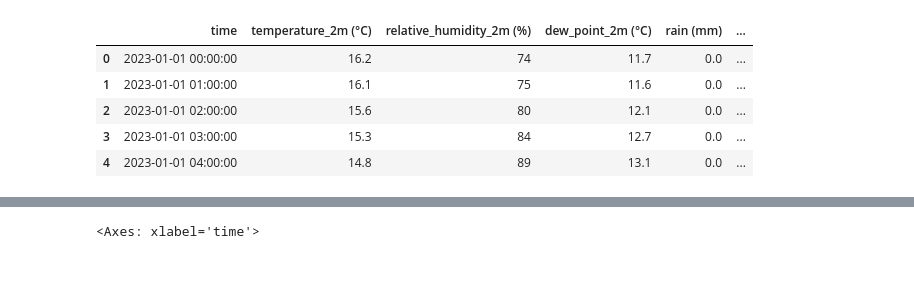
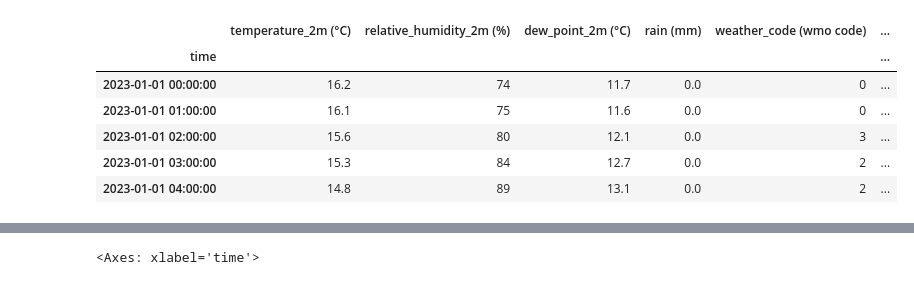
Before and after one commit to akasharan-a/Weather_forecasting_with_MLOps, a Jupyter notebook: notebooks/logging_using_ml_flow.ipynb, the cells around one changed output, grey strips where cells are left out. Saved outputs shown, nothing was run; the diff lists cells and outputs as text; code cells hidden in the pictures.

```diff
--- a/notebooks/logging_using_ml_flow.ipynb
+++ b/notebooks/logging_using_ml_flow.ipynb
@@ -9,17 +9,18 @@
 # %%
 import pandas as pd
 import os
 import numpy as np
 from dotenv import load_dotenv
 from darts import TimeSeries
-data = pd.read_csv("../mlops_services/data/historical_weather_data_blr.csv",header=3,parse_dates=['time'])
+data = pd.read_csv("../mlops_services/data/historical_weather_data_blr.csv",header=3,parse_dates=['time'],index_col='time')
 data.head()
 # %% [output]
-|  | time | temperature_2m (°C) | relative_humidity_2m (%) | dew_point_2m (°C) | rain (mm) | ... |
-| 0 | 2023-01-01 00:00:00 | 16.2 | 74 | 11.7 | 0.0 | ... |
-| 1 | 2023-01-01 01:00:00 | 16.1 | 75 | 11.6 | 0.0 | ... |
-| 2 | 2023-01-01 02:00:00 | 15.6 | 80 | 12.1 | 0.0 | ... |
-| 3 | 2023-01-01 03:00:00 | 15.3 | 84 | 12.7 | 0.0 | ... |
-| 4 | 2023-01-01 04:00:00 | 14.8 | 89 | 13.1 | 0.0 | ... |
+|  | temperature_2m (°C) | relative_humidity_2m (%) | dew_point_2m (°C) | rain (mm) | weather_code (wmo code) | ... |
+| time |  |  |  |  |  | ... |
+| 2023-01-01 00:00:00 | 16.2 | 74 | 11.7 | 0.0 | 0 | ... |
+| 2023-01-01 01:00:00 | 16.1 | 75 | 11.6 | 0.0 | 0 | ... |
+| 2023-01-01 02:00:00 | 15.6 | 80 | 12.1 | 0.0 | 3 | ... |
+| 2023-01-01 03:00:00 | 15.3 | 84 | 12.7 | 0.0 | 2 | ... |
+| 2023-01-01 04:00:00 | 14.8 | 89 | 13.1 | 0.0 | 2 | ... |
 # %%
 load_dotenv('../secrets.env')
```
Also changed, not shown: parts of 21 cells of this notebook, 2 other files.
